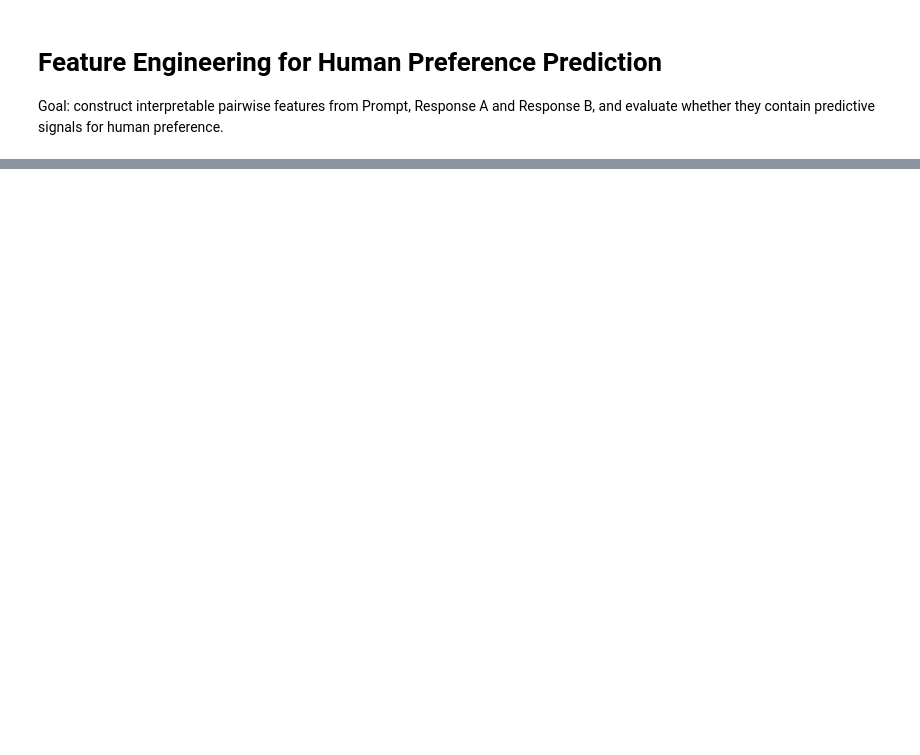
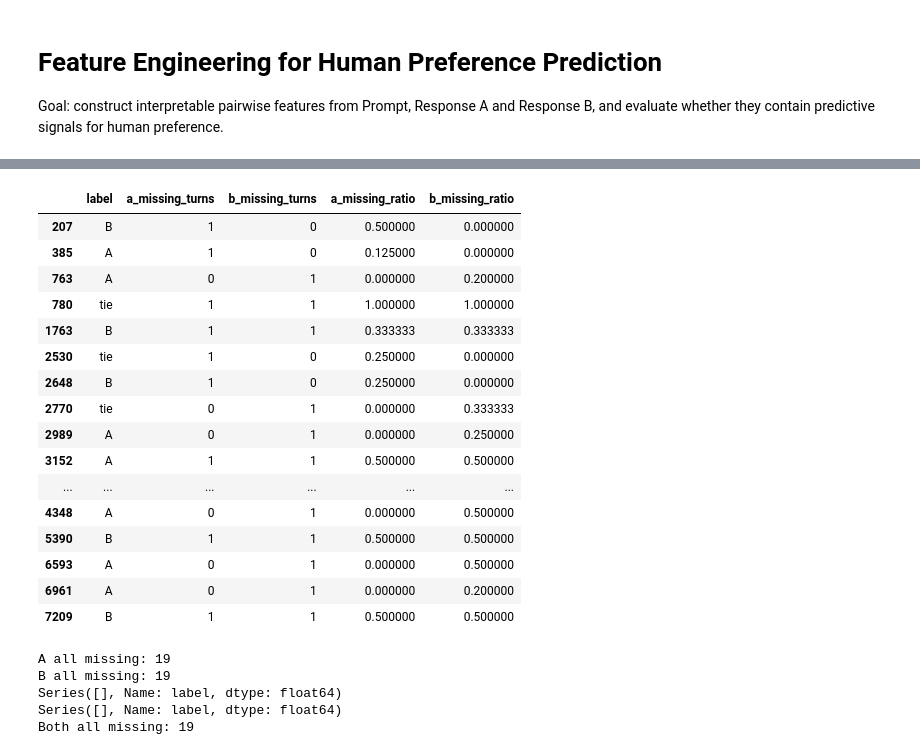
Before and after one commit to AAAAAmily/lmsys-preference-prediction, a Jupyter notebook: notebooks/02_feature_engineering.ipynb, the cells around one changed output, grey strips where cells are left out. Saved outputs shown, nothing was run; the diff lists cells and outputs as text; code cells hidden in the pictures; blank space fills up the shorter version.

Commit message:
analysis: inspect nested response missingness

```diff
--- a/notebooks/02_feature_engineering.ipynb
+++ b/notebooks/02_feature_engineering.ipynb
@@ -26,0 +41,4 @@ df.head()
+# %%
+df["prompt_list"] = df["prompt"].apply(json.loads)
+df["response_a_list"] = df["response_a"].apply(json.loads)
+df["response_b_list"] = df["response_b"].apply(json.loads)
@@ -26,0 +47,7 @@ df.head()
+# %%
+def total_char_length(turns):
+    return sum(len(turn) for turn in turns)
+# %%
+df["prompt_chars"] = df["prompt_list"].apply(total_char_length)
+df["a_chars"] = df["response_a_list"].apply(total_char_length)
+df["b_chars"] = df["response_b_list"].apply(total_char_length)
@@ -26,0 +124,69 @@ df.head()
+# %%
+df["a_missing_turns"] = df["response_a_list"].apply(
+    lambda turns: sum(turn is None for turn in turns)
+)
+
+df["b_missing_turns"] = df["response_b_list"].apply(
+    lambda turns: sum(turn is None for turn in turns)
+)
+
+df["a_missing_ratio"] = (
+    df["a_missing_turns"] / df["response_a_list"].apply(len)
+)
+
+df["b_missing_ratio"] = (
+    df["b_missing_turns"] / df["response_b_list"].apply(len)
+)
+
+df.loc[
+    (df["a_missing_turns"] > 0) | (df["b_missing_turns"] > 0),
+    [
+        "label",
+        "a_missing_turns",
+        "b_missing_turns",
+        "a_missing_ratio",
+        "b_missing_ratio"
+    ]
+].head(20)
+# %% [output]
+|  | label | a_missing_turns | b_missing_turns | a_missing_ratio | b_missing_ratio |
+| 207 | B | 1 | 0 | 0.500000 | 0.000000 |
+| 385 | A | 1 | 0 | 0.125000 | 0.000000 |
+| 763 | A | 0 | 1 | 0.000000 | 0.200000 |
+| 780 | tie | 1 | 1 | 1.000000 | 1.000000 |
+| 1763 | B | 1 | 1 | 0.333333 | 0.333333 |
+| 2530 | tie | 1 | 0 | 0.250000 | 0.000000 |
+| 2648 | B | 1 | 0 | 0.250000 | 0.000000 |
+| 2770 | tie | 0 | 1 | 0.000000 | 0.333333 |
+| 2989 | A | 0 | 1 | 0.000000 | 0.250000 |
+| 3152 | A | 1 | 1 | 0.500000 | 0.500000 |
+| ... | ... | ... | ... | ... | ... |
+| 4348 | A | 0 | 1 | 0.000000 | 0.500000 |
+| 5390 | B | 1 | 1 | 0.500000 | 0.500000 |
+| 6593 | A | 0 | 1 | 0.000000 | 0.500000 |
+| 6961 | A | 0 | 1 | 0.000000 | 0.200000 |
+| 7209 | B | 1 | 1 | 0.500000 | 0.500000 |
+# %%
+a_all_missing = df["response_a_list"].apply(
+    lambda turns: all(turn is None for turn in turns)
+)
+
+b_all_missing = df["response_b_list"].apply(
+    lambda turns: all(turn is None for turn in turns)
+)
+
+print("A all missing:", a_all_missing.sum())
+print("B all missing:", b_all_missing.sum())
+
+print(df.loc[a_all_missing & ~b_all_missing, "label"].value_counts(normalize=True))
+print(df.loc[b_all_missing & ~a_all_missing, "label"].value_counts(normalize=True))
+
+both_all_missing = a_all_missing & b_all_missing
+
+print("Both all missing:", both_all_missing.sum())
+# %% [output]
+A all missing: 19
+B all missing: 19
+Series([], Name: label, dtype: float64)
+Series([], Name: label, dtype: float64)
+Both all missing: 19
```
Also changed, not shown: parts of 11 cells of this notebook.
